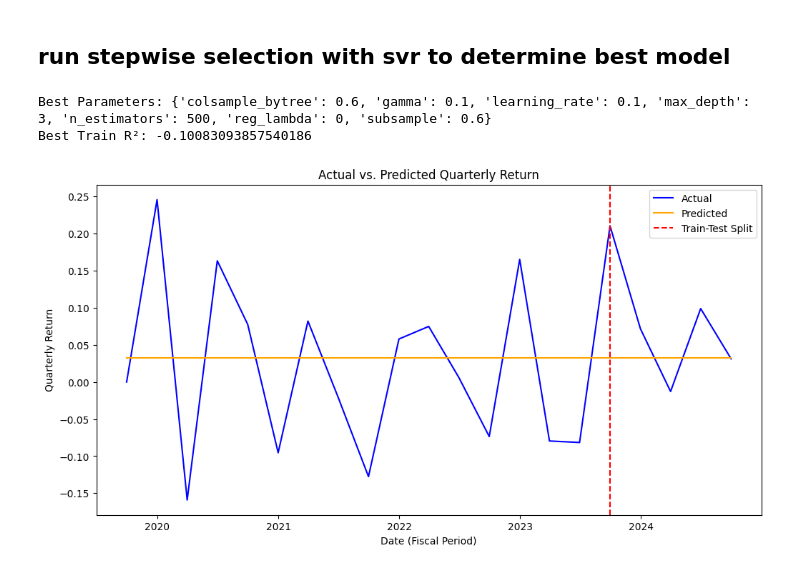
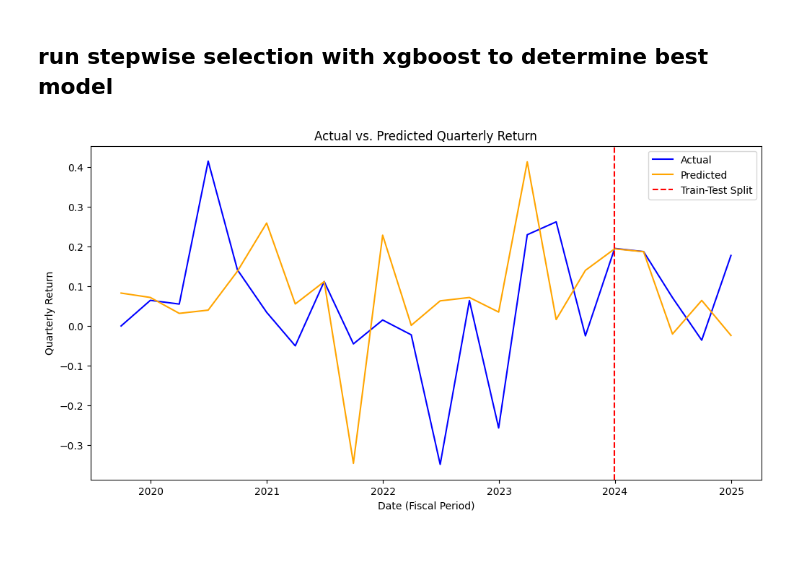
Before and after one commit to VivianZhao12/CAPSTONE-stockreturn, a Jupyter notebook: macro+micro_regression/macromicro_regression.ipynb, the cells around one changed output. Saved outputs shown, nothing was run; the diff lists cells and outputs as text; code cells hidden in the pictures.

```diff
--- a/macro+micro_regression/macromicro_regression.ipynb
+++ b/macro+micro_regression/macromicro_regression.ipynb
@@ -34,3 +49,3 @@ for ticker in features.keys():
 # %% [markdown]
-## run stepwise selection with svr to determine best model
+## run stepwise selection with xgboost to determine best model
 # %%
@@ -92,7 +97,0 @@ ticker = 'amgn'
-# %%
-cdnod_quarterly_path = f'../data/macro_micro/{ticker}_quarterly_cdnod.csv'
-cdnod_df = pd.read_csv(cdnod_quarterly_path)
-best = stepwise_selection_with_xgboost(cdnod_df)
-# %% [output]
-Best Parameters: {'colsample_bytree': 0.6, 'gamma': 0.1, 'learning_rate': 0.1, 'max_depth': 3, 'n_estimators': 500, 'reg_lambda': 0, 'subsample': 0.6}
-Best Train R²: -0.10083093857540186
@@ -99,41 +100,37 @@ Best Train R²: -0.10083093857540186
 # %%
-# plot results
-import matplotlib.pyplot as plt
 df = cdnod_df
 X = df.drop(columns=["Quarterly_Return", "fiscalDateEnding"])
 y = df["Quarterly_Return"]
 X_train, X_test, y_train, y_test = train_test_split(X, y, test_size=0.2, random_state=42)
 
-selected_features = best["Selected Features"]
-X_train_selected = X_train[selected_features]
-X_test_selected = X_test[selected_features]
-# Get predictions on train and test data
+
+X_train_selected = X_train[best['Selected Features']]
+X_test_selected = X_test[best['Selected Features']]
 train_predictions = best["Best Model"].predict(X_train_selected)
-test_predictions = best["Best Model"].predict(X_test_selected)
+test_predictions = best['Best Model'].predict(X_test_selected)
 
 # Combine actual and predicted values for plotting
 df_plot = df.copy()
 df_plot["Predicted"] = list(train_predictions) + list(test_predictions)
 df_plot["Dataset"] = ["Train"] * len(y_train) + ["Test"] * len(y_test)
 
 # Sort by date for correct visualization
 df_plot["fiscalDateEnding"] = pd.to_datetime(df_plot["fiscalDateEnding"])
 df_plot = df_plot.sort_values("fiscalDateEnding")
 
-# Plot actual vs predicted values
+# Plot
 plt.figure(figsize=(12,6))
 plt.plot(df_plot["fiscalDateEnding"], df_plot["Quarterly_Return"], label="Actual", color="blue")
 plt.plot(df_plot["fiscalDateEnding"], df_plot["Predicted"], label="Predicted", color="orange")
 
 # Mark train-test split
 split_index = len(y_train)
 plt.axvline(df_plot["fiscalDateEnding"].iloc[split_index], color="red", linestyle="--", label="Train-Test Split")
 
-# Labels & legend
-plt.xlabel("Date")
+plt.xlabel("Date (Fiscal Period)")
 plt.ylabel("Quarterly Return")
 plt.title("Actual vs. Predicted Quarterly Return")
 plt.legend()
 plt.show()
 # %% [output]
-[figure, old version]
+[figure, new version]
```
Also changed, not shown: parts of 15 cells of this notebook.
